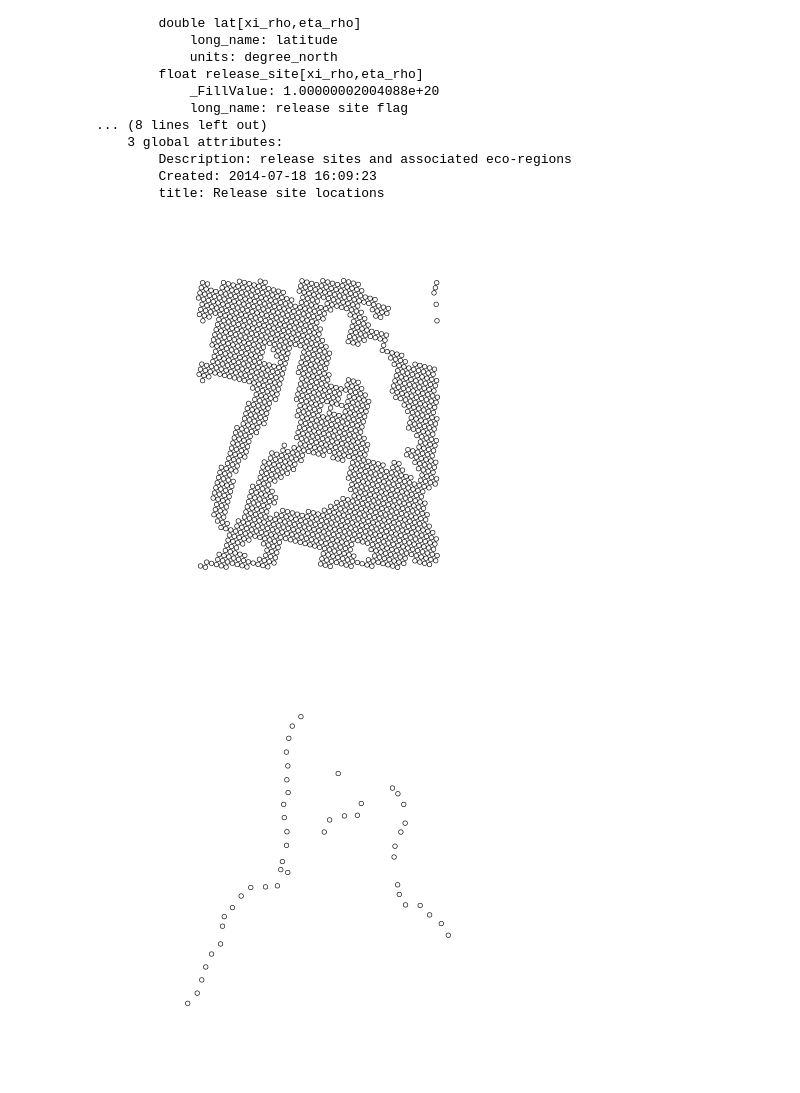
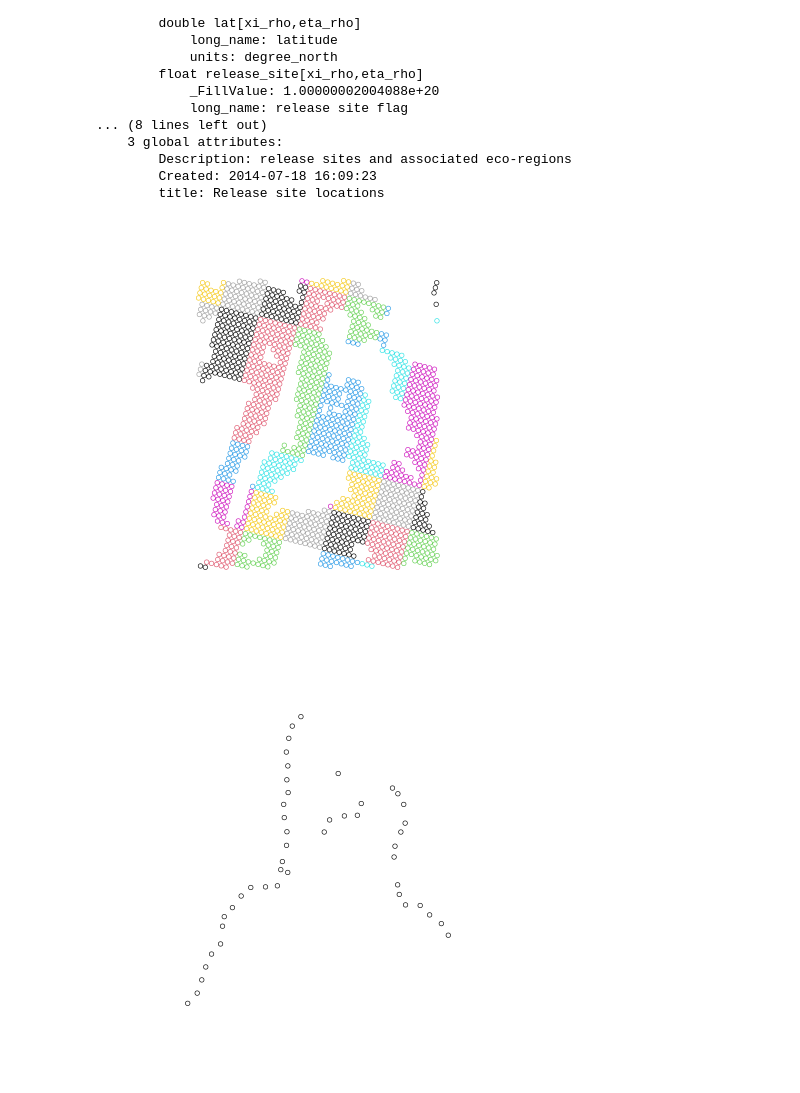
Before and after one commit to jaelynbos/Atenuis_Philippines, a Jupyter notebook: Atenuis_IsolationByOceanography.ipynb, the cells around one changed output. Cells and saved outputs as stored; diff of their text form; code cells hidden in the pictures.

```diff
--- a/Atenuis_IsolationByOceanography.ipynb
+++ b/Atenuis_IsolationByOceanography.ipynb
@@ -190,9 +211,9 @@ release_coords<-release_coords[(release_coords$lon_flat>123) & (release_coords$l
 release_coords$coords<-st_geometry(st_as_sf(release_coords,coords = c("lon_flat","lat_flat")))
 # %%
 #Print a plot of the release coordinates to double check that it contains the correct area
-plot(release_coords$coords)
+plot(release_coords$coords,col=as.factor(release_coords$release_flat))
 # %% [output]
-[figure, old version]
+[figure, new version]
 # %%
 #Import study sites
 at_sites<-read_csv('all_Atenuis_sites_FIXED.csv',show_col_types = FALSE)
```
Also changed, not shown: parts of 36 cells of this notebook, 2 other files.
